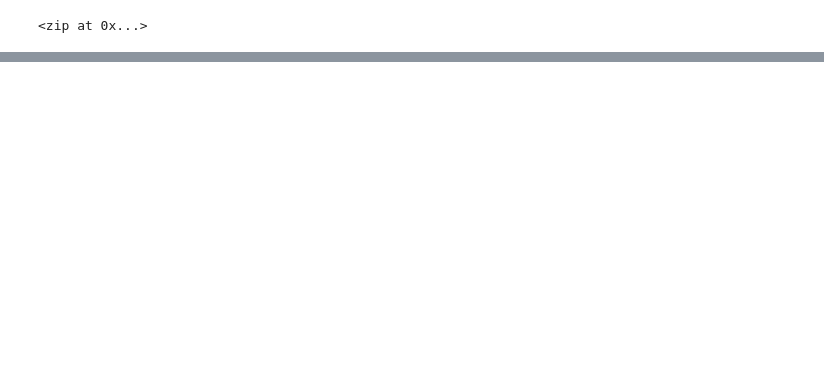
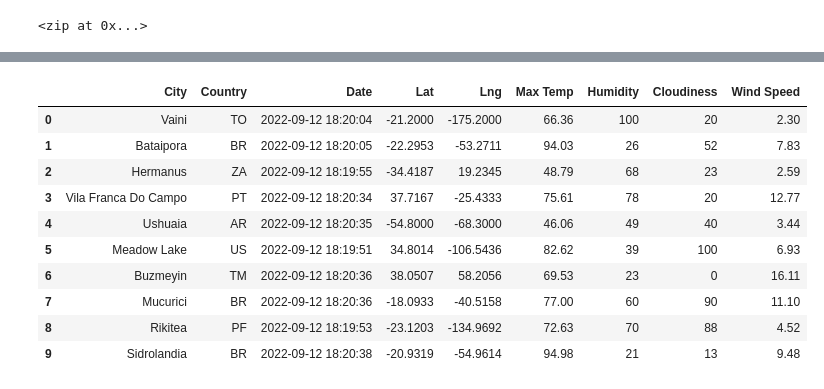
Before and after one commit to Kilpmark/World_Weather_Analysis, a Jupyter notebook: WeatherPy.ipynb, the cells around one changed output, grey strips where cells are left out. Drawn from its saved outputs; the diff is of its cells as text; code cells hidden in the pictures; blank space fills up the shorter version.

```diff
--- a/WeatherPy.ipynb
+++ b/WeatherPy.ipynb
@@ -53,0 +139,17 @@ len(cities)
+# %%
+# Reorder Columns
+new_col_ord = ["City","Country","Date","Lat","Lng","Max Temp","Humidity","Cloudiness","Wind Speed"]
+city_data_df = city_data_df[new_col_ord]
+city_data_df.head(10)
+# %% [output]
+|  | City | Country | Date | Lat | Lng | Max Temp | Humidity | Cloudiness | Wind Speed |
+| 0 | Vaini | TO | 2022-09-12 18:20:04 | -21.2000 | -175.2000 | 66.36 | 100 | 20 | 2.30 |
+| 1 | Bataipora | BR | 2022-09-12 18:20:05 | -22.2953 | -53.2711 | 94.03 | 26 | 52 | 7.83 |
+| 2 | Hermanus | ZA | 2022-09-12 18:19:55 | -34.4187 | 19.2345 | 48.79 | 68 | 23 | 2.59 |
+| 3 | Vila Franca Do Campo | PT | 2022-09-12 18:20:34 | 37.7167 | -25.4333 | 75.61 | 78 | 20 | 12.77 |
+| 4 | Ushuaia | AR | 2022-09-12 18:20:35 | -54.8000 | -68.3000 | 46.06 | 49 | 40 | 3.44 |
+| 5 | Meadow Lake | US | 2022-09-12 18:19:51 | 34.8014 | -106.5436 | 82.62 | 39 | 100 | 6.93 |
+| 6 | Buzmeyin | TM | 2022-09-12 18:20:36 | 38.0507 | 58.2056 | 69.53 | 23 | 0 | 16.11 |
+| 7 | Mucurici | BR | 2022-09-12 18:20:36 | -18.0933 | -40.5158 | 77.00 | 60 | 90 | 11.10 |
+| 8 | Rikitea | PF | 2022-09-12 18:19:53 | -23.1203 | -134.9692 | 72.63 | 70 | 88 | 4.52 |
+| 9 | Sidrolandia | BR | 2022-09-12 18:20:38 | -20.9319 | -54.9614 | 94.98 | 21 | 13 | 9.48 |
```
Also changed, not shown: parts of 7 cells of this notebook, 1 other file.
